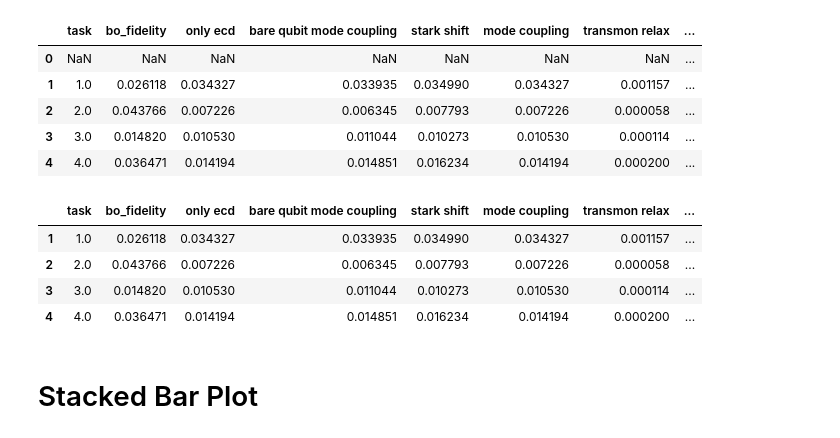
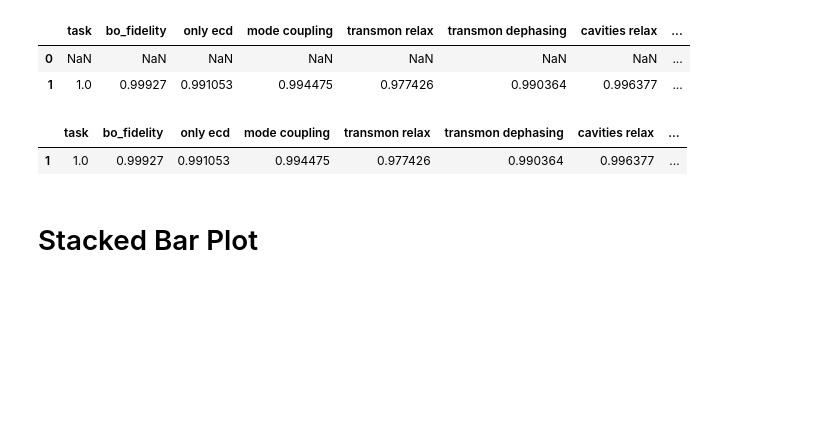
Before and after one commit to EeshGupta/Multimode-Conditional-Displacements, a Jupyter notebook: hpc_runs/two_mode_ecd/Noise Simulations Full/Jan18/Plotter.ipynb, the cells around one changed output. Saved outputs shown, nothing was run; the diff lists cells and outputs as text; code cells hidden in the pictures; blank space fills up the shorter version.

```diff
--- a/hpc_runs/two_mode_ecd/Noise Simulations Full/Jan18/Plotter.ipynb
+++ b/hpc_runs/two_mode_ecd/Noise Simulations Full/Jan18/Plotter.ipynb
@@ -3,26 +3,20 @@ import matplotlib.pyplot as plt
 import numpy as np
 import pandas as pd
 # %%
-filename = "Noise_sim_one_by_one"
+filename = "Noise_sim_one_by_one1"
 df = pd.read_csv(filename)
 df
 # %% [output]
-|  | task | bo_fidelity | only ecd | bare qubit mode coupling | stark shift | mode coupling | transmon relax | ... |
+|  | task | bo_fidelity | only ecd | mode coupling | transmon relax | transmon dephasing | cavities relax | ... |
 | 0 | NaN | NaN | NaN | NaN | NaN | NaN | NaN | ... |
-| 1 | 1.0 | 0.026118 | 0.034327 | 0.033935 | 0.034990 | 0.034327 | 0.001157 | ... |
-| 2 | 2.0 | 0.043766 | 0.007226 | 0.006345 | 0.007793 | 0.007226 | 0.000058 | ... |
-| 3 | 3.0 | 0.014820 | 0.010530 | 0.011044 | 0.010273 | 0.010530 | 0.000114 | ... |
-| 4 | 4.0 | 0.036471 | 0.014194 | 0.014851 | 0.016234 | 0.014194 | 0.000200 | ... |
+| 1 | 1.0 | 0.99927 | 0.991053 | 0.994475 | 0.977426 | 0.990364 | 0.996377 | ... |
 # %%
 df = df.drop(0)
 #df = df.reset_index()
 df
 # %% [output]
-|  | task | bo_fidelity | only ecd | bare qubit mode coupling | stark shift | mode coupling | transmon relax | ... |
-| 1 | 1.0 | 0.026118 | 0.034327 | 0.033935 | 0.034990 | 0.034327 | 0.001157 | ... |
-| 2 | 2.0 | 0.043766 | 0.007226 | 0.006345 | 0.007793 | 0.007226 | 0.000058 | ... |
-| 3 | 3.0 | 0.014820 | 0.010530 | 0.011044 | 0.010273 | 0.010530 | 0.000114 | ... |
-| 4 | 4.0 | 0.036471 | 0.014194 | 0.014851 | 0.016234 | 0.014194 | 0.000200 | ... |
+|  | task | bo_fidelity | only ecd | mode coupling | transmon relax | transmon dephasing | cavities relax | ... |
+| 1 | 1.0 | 0.99927 | 0.991053 | 0.994475 | 0.977426 | 0.990364 | 0.996377 | ... |
 # %%
 def convert_complex_string_to_float(stringy):
     '''
```
Also changed, not shown: parts of 3 cells of this notebook, 11 other files.
